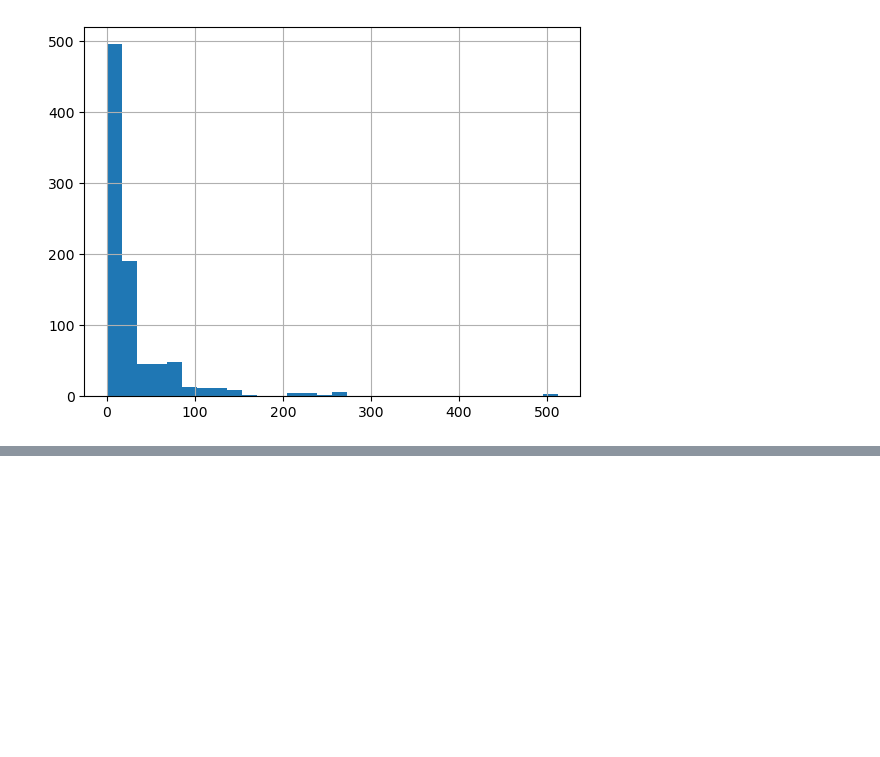
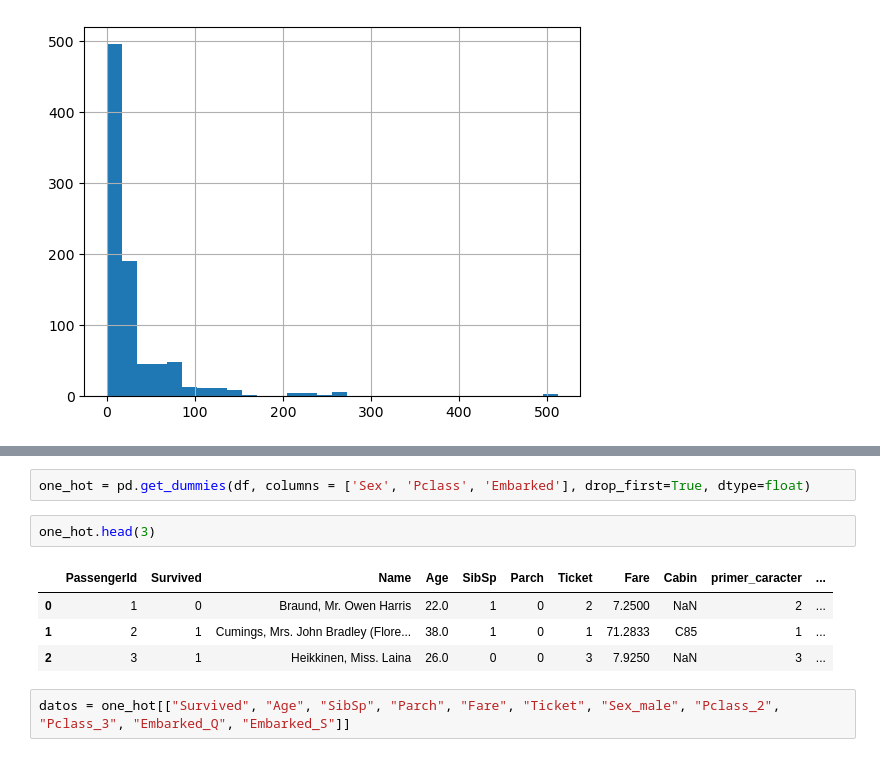
Before and after one commit to loreto73/Titanic, a Jupyter notebook: k_titanic.ipynb, the cells around one changed output, grey strips where cells are left out. Drawn from its saved outputs; the diff is of its cells as text; blank space fills up the shorter version.

```diff
--- a/k_titanic.ipynb
+++ b/k_titanic.ipynb
@@ -286,0 +367,11 @@ ModuleNotFoundError: No module named 'missingno'
+# %%
+one_hot = pd.get_dummies(df, columns = ['Sex', 'Pclass', 'Embarked'], drop_first=True, dtype=float)
+# %%
+one_hot.head(3)
+# %% [output]
+|  | PassengerId | Survived | Name | Age | SibSp | Parch | Ticket | Fare | Cabin | primer_caracter | ... |
+| 0 | 1 | 0 | Braund, Mr. Owen Harris | 22.0 | 1 | 0 | 2 | 7.2500 | NaN | 2 | ... |
+| 1 | 2 | 1 | Cumings, Mrs. John Bradley (Flore... | 38.0 | 1 | 0 | 1 | 71.2833 | C85 | 1 | ... |
+| 2 | 3 | 1 | Heikkinen, Miss. Laina | 26.0 | 0 | 0 | 3 | 7.9250 | NaN | 3 | ... |
+# %%
+datos = one_hot[["Survived", "Age", "SibSp", "Parch", "Fare", "Ticket", "Sex_male", "Pclass_2", "Pclass_3", "Embarked_Q", "Embarked_S"]]
```
Also changed, not shown: parts of 23 cells of this notebook.
